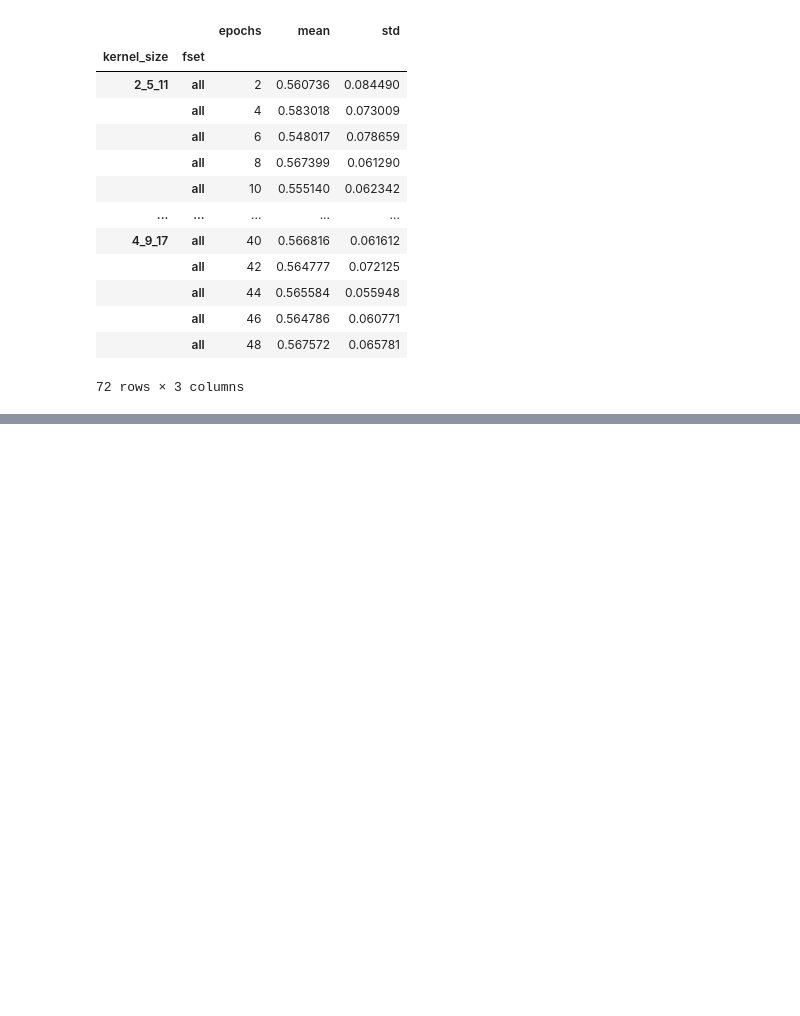
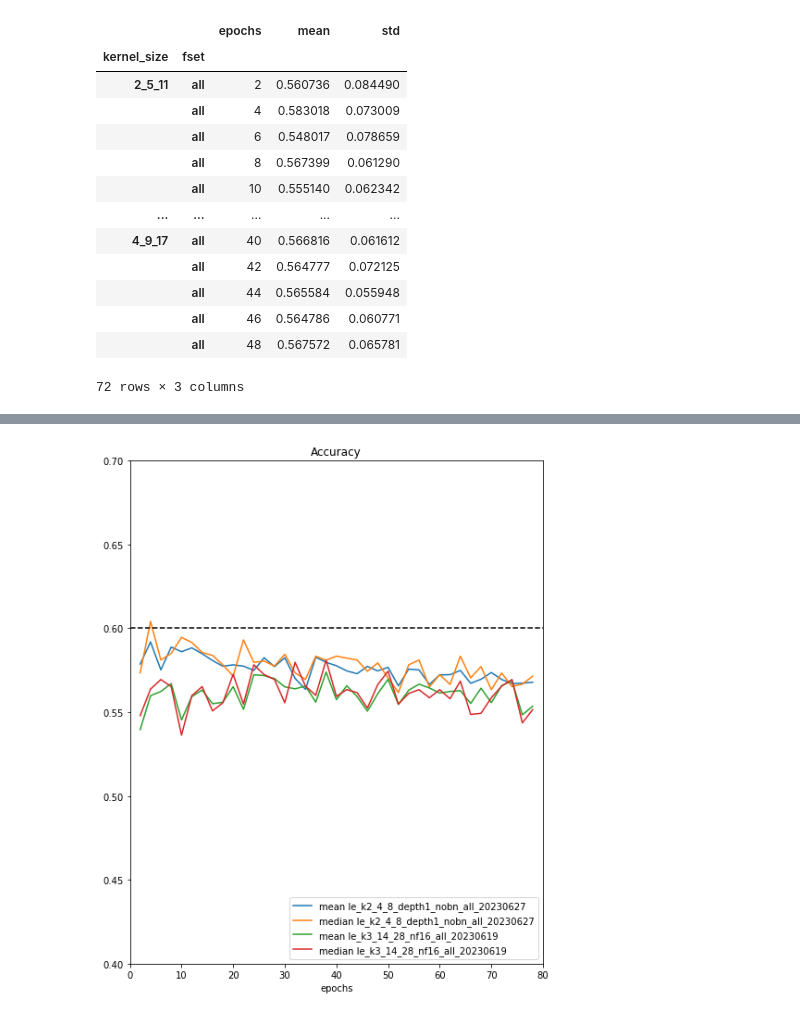
Before and after one commit to hajaalin/n_track_ML, a Jupyter notebook: scripts/tsc/accuracy_vs_epochs.ipynb, the cells around one changed output, grey strips where cells are left out. Saved outputs shown, nothing was run; the diff lists cells and outputs as text; code cells hidden in the pictures; blank space fills up the shorter version.

```diff
--- a/scripts/tsc/accuracy_vs_epochs.ipynb
+++ b/scripts/tsc/accuracy_vs_epochs.ipynb
@@ -129,0 +219,8 @@ plt.savefig(plot_dir / ('accuracy_%s.png' % ts))
+# %%
+# pick one from top and one from bottom
+runs = ['le_k2_4_8_depth1_nobn_all_20230627', 'le_k3_14_28_nf16_all_20230619']
+
+# show also median
+plot_accuracy_vs_epochs(grp, runs, plots=['mean', 'median'], ylim=(0.4,0.7))
+# %% [output]
+[figure, added]
```
Also changed, not shown: parts of 12 cells of this notebook, 1 other file.
